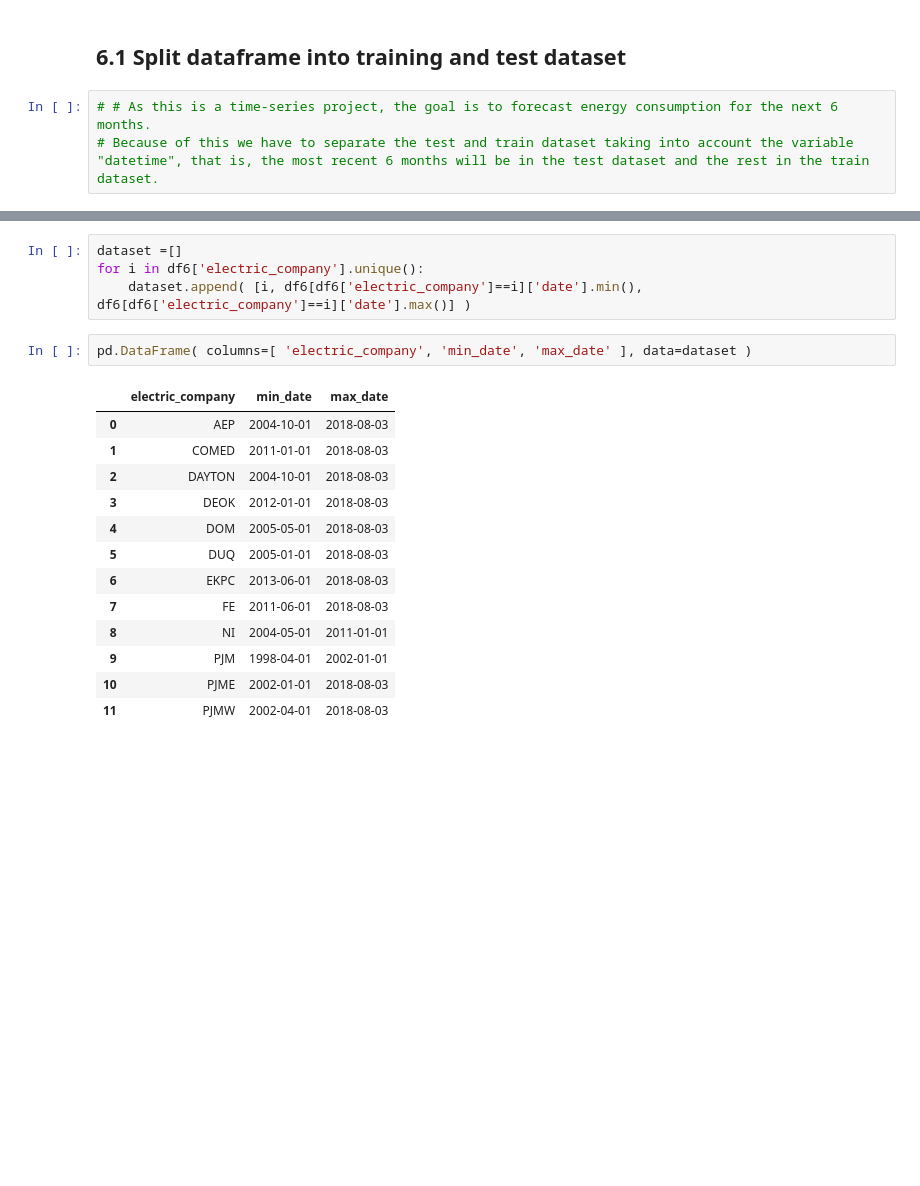
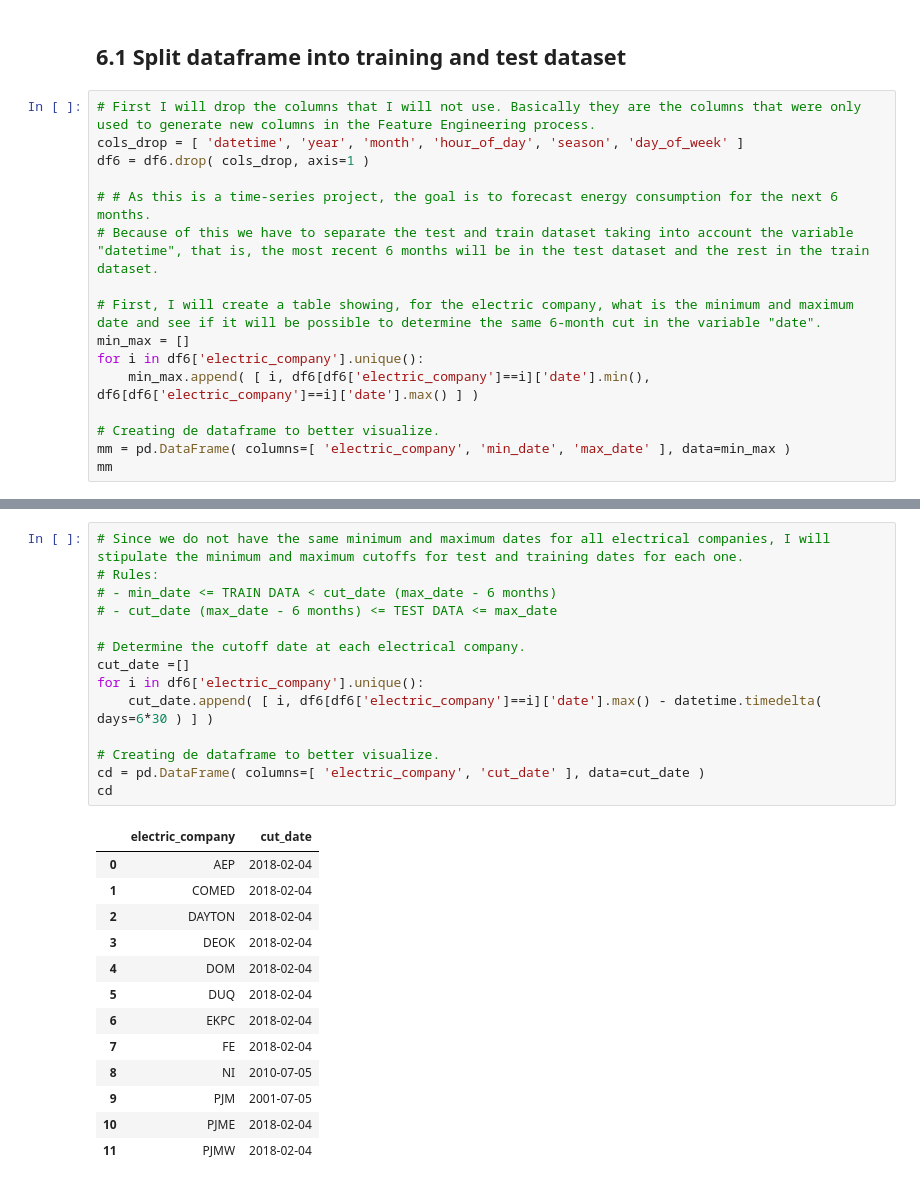
Before and after one commit to panambY/Hourly_Energy_Consumption, a Jupyter notebook: Hourly_Energy_Consumption.ipynb, the cells around one changed output, grey strips where cells are left out. Drawn from its saved outputs; the diff is of its cells as text; blank space fills up the shorter version.

```diff
--- a/Hourly_Energy_Consumption.ipynb
+++ b/Hourly_Energy_Consumption.ipynb
@@ -733,5 +736,18 @@ df6.shape
 # %% [markdown]
 ## 6.1 Split dataframe into training and test dataset
 # %%
+# First I will drop the columns that I will not use. Basically they are the columns that were only used to generate new columns in the Feature Engineering process.
+cols_drop = [ 'datetime', 'year', 'month', 'hour_of_day', 'season', 'day_of_week' ]
+df6 = df6.drop( cols_drop, axis=1 )
+
 # # As this is a time-series project, the goal is to forecast energy consumption for the next 6 months.
 # Because of this we have to separate the test and train dataset taking into account the variable "datetime", that is, the most recent 6 months will be in the test dataset and the rest in the train dataset.
+
+# First, I will create a table showing, for the electric company, what is the minimum and maximum date and see if it will be possible to determine the same 6-month cut in the variable "date".
+min_max = []
+for i in df6['electric_company'].unique():
+    min_max.append( [ i, df6[df6['electric_company']==i]['date'].min(), df6[df6['electric_company']==i]['date'].max() ] )
+
+# Creating de dataframe to better visualize.
+mm = pd.DataFrame( columns=[ 'electric_company', 'min_date', 'max_date' ], data=min_max )
+mm
@@ -738,20 +768,28 @@ df6.shape
-# %%
-dataset =[]
-for i in df6['electric_company'].unique():
-    dataset.append( [i, df6[df6['electric_company']==i]['date'].min(), df6[df6['electric_company']==i]['date'].max()] )
-# %%
-pd.DataFrame( columns=[ 'electric_company', 'min_date', 'max_date' ], data=dataset )
-# %% [output]
-|  | electric_company | min_date | max_date |
-| 0 | AEP | 2004-10-01 | 2018-08-03 |
-| 1 | COMED | 2011-01-01 | 2018-08-03 |
-| 2 | DAYTON | 2004-10-01 | 2018-08-03 |
-| 3 | DEOK | 2012-01-01 | 2018-08-03 |
-| 4 | DOM | 2005-05-01 | 2018-08-03 |
-| 5 | DUQ | 2005-01-01 | 2018-08-03 |
-| 6 | EKPC | 2013-06-01 | 2018-08-03 |
-| 7 | FE | 2011-06-01 | 2018-08-03 |
-| 8 | NI | 2004-05-01 | 2011-01-01 |
-| 9 | PJM | 1998-04-01 | 2002-01-01 |
-| 10 | PJME | 2002-01-01 | 2018-08-03 |
-| 11 | PJMW | 2002-04-01 | 2018-08-03 |
+# %%
+# Since we do not have the same minimum and maximum dates for all electrical companies, I will stipulate the minimum and maximum cutoffs for test and training dates for each one.
+# Rules:
+# - min_date <= TRAIN DATA < cut_date (max_date - 6 months)
+# - cut_date (max_date - 6 months) <= TEST DATA <= max_date
+
+# Determine the cutoff date at each electrical company.
+cut_date =[]
+for i in df6['electric_company'].unique():
+    cut_date.append( [ i, df6[df6['electric_company']==i]['date'].max() - datetime.timedelta( days=6*30 ) ] )
+
+# Creating de dataframe to better visualize.
+cd = pd.DataFrame( columns=[ 'electric_company', 'cut_date' ], data=cut_date )
+cd
+# %% [output]
+|  | electric_company | cut_date |
+| 0 | AEP | 2018-02-04 |
+| 1 | COMED | 2018-02-04 |
+| 2 | DAYTON | 2018-02-04 |
+| 3 | DEOK | 2018-02-04 |
+| 4 | DOM | 2018-02-04 |
+| 5 | DUQ | 2018-02-04 |
+| 6 | EKPC | 2018-02-04 |
+| 7 | FE | 2018-02-04 |
+| 8 | NI | 2010-07-05 |
+| 9 | PJM | 2001-07-05 |
+| 10 | PJME | 2018-02-04 |
+| 11 | PJMW | 2018-02-04 |
```
Also changed, not shown: parts of 15 cells of this notebook.
